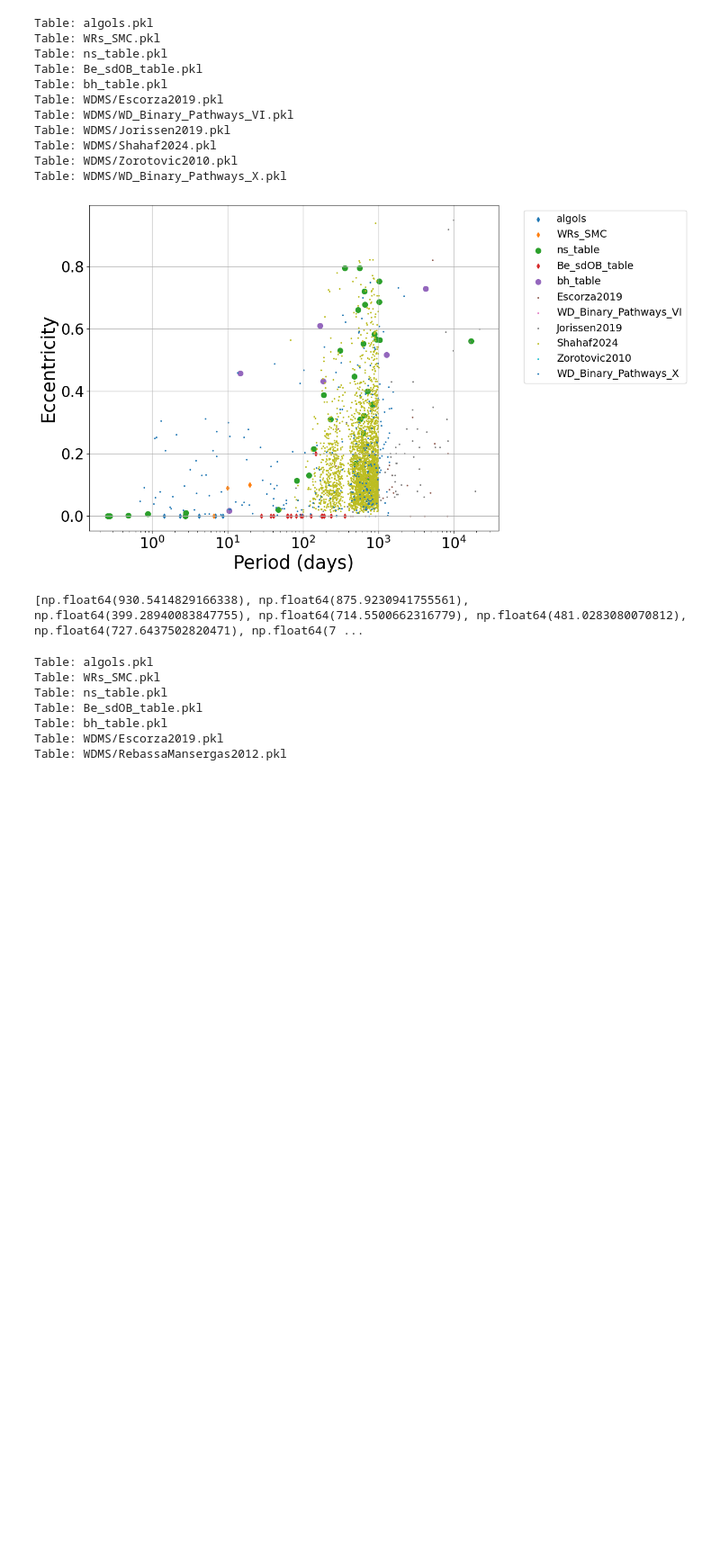
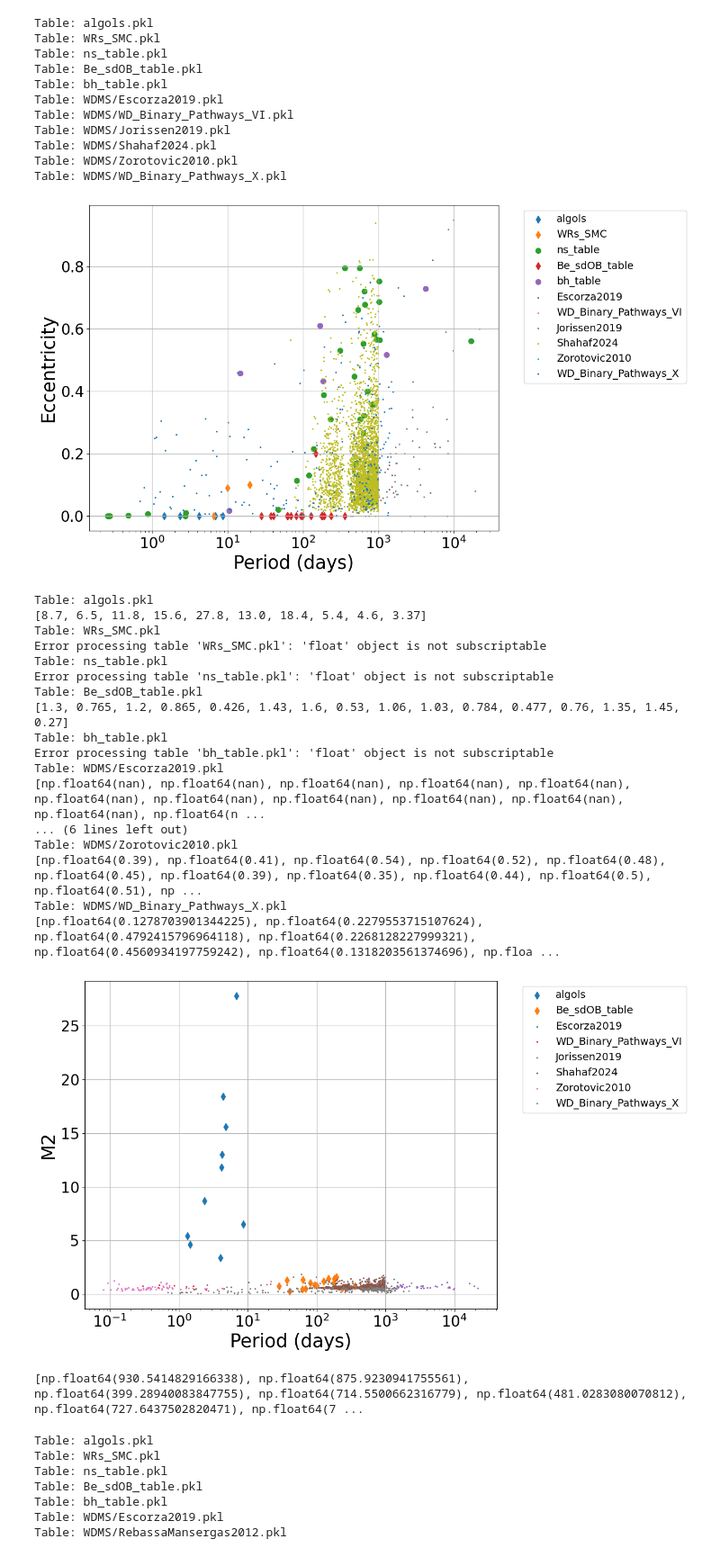
Before and after one commit to LiekeVanSon/post_mt_catalog, a Jupyter notebook: code/Combine_Data.ipynb, the cells around one changed output. Shown at 90% size. Drawn from its saved outputs; the diff is of its cells as text; code cells hidden in the pictures; blank space fills up the shorter version.

Commit message:
now there is a mass plot

```diff
--- a/code/Combine_Data.ipynb
+++ b/code/Combine_Data.ipynb
@@ -131,7 +105,7 @@ for table_name in list_of_tables:
     elif "bh_" in table_name or "ns_" in table_name:
         markersize, mark = 50, 'o'
     else:
-        markersize, mark = 20 , 'd'
+        markersize, mark = 50 , 'd'
     try:
         print(f"Table: {table_name}")
 
@@ -170,6 +144,68 @@ Table: WDMS/Shahaf2024.pkl
 Table: WDMS/Zorotovic2010.pkl
 Table: WDMS/WD_Binary_Pathways_X.pkl
 [figure]
+# %%
+
+fig, ax = plt.subplots(figsize=(10, 8))
+
+# Plot Period vs Eccentricity for every table
+for table_name in list_of_tables:
+
+    mark = '.'
+
+    if table_name == 'WDMS/RebassaMansergas2012.pkl':
+        continue
+
+    if "WDMS/" in table_name:
+        markersize, mark = 2, '*'
+    elif "bh_" in table_name or "ns_" in table_name:
+        markersize, mark = 50, 'o'
+    else:
+        markersize, mark = 50 , 'd'
+    try:
+        print(f"Table: {table_name}")
+
+        # Extract mid-values [err-, value, err+]
+        P = [row[1] for row in loaded_tables[table_name]['Period'] ]# if isinstance(row, (list, tuple)) and len(row) > 1]
+        M2 = [row[1] for row in loaded_tables[table_name]['M2']]
+
+        legend_label = table_name[:-4].replace('WDMS/', '')  # Clean name
+        plt.scatter(P, M2, marker=mark, s=markersize, label=legend_label)
+
+    except Exception as err:
+        print(f"Error processing table '{table_name}': {err}")
+        continue
+
+plt.xscale('log')
+# Final plot settings
+plt.xlabel('Period (days)', fontsize=25)
+plt.ylabel('M2', fontsize=25)
+# set tick parameters
+plt.tick_params(axis='both', which='major', labelsize=20)
+plt.legend(loc='upper left', fontsize=14, bbox_to_anchor=(1.05, 1.0))
+plt.grid(True)
+
+plt.savefig('../plots/Period_vs_M2.png', bbox_inches='tight')
+plt.show()
+# %% [output]
+Table: algols.pkl
+[8.7, 6.5, 11.8, 15.6, 27.8, 13.0, 18.4, 5.4, 4.6, 3.37]
+Table: WRs_SMC.pkl
+Error processing table 'WRs_SMC.pkl': 'float' object is not subscriptable
+Table: ns_table.pkl
+Error processing table 'ns_table.pkl': 'float' object is not subscriptable
+Table: Be_sdOB_table.pkl
+[1.3, 0.765, 1.2, 0.865, 0.426, 1.43, 1.6, 0.53, 1.06, 1.03, 0.784, 0.477, 0.76, 1.35, 1.45, 0.27]
+Table: bh_table.pkl
+Error processing table 'bh_table.pkl': 'float' object is not subscriptable
+Table: WDMS/Escorza2019.pkl
+[np.float64(nan), np.float64(nan), np.float64(nan), np.float64(nan), np.float64(nan), np.float64(nan), np.float64(nan), np.float64(nan), np.float64(nan), np.float64(nan), np.float64(nan), np.float64(n ...
+... (6 lines left out)
+Table: WDMS/Zorotovic2010.pkl
+[np.float64(0.39), np.float64(0.41), np.float64(0.54), np.float64(0.52), np.float64(0.48), np.float64(0.45), np.float64(0.39), np.float64(0.35), np.float64(0.44), np.float64(0.5), np.float64(0.51), np ...
+Table: WDMS/WD_Binary_Pathways_X.pkl
+[np.float64(0.1278703901344225), np.float64(0.2279553715107624), np.float64(0.4792415796964118), np.float64(0.2268128227999321), np.float64(0.4560934197759242), np.float64(0.1318203561374696), np.floa ...
+[figure, added]
 # %%
 P = [row[1] for row in loaded_tables['WDMS/Shahaf2024.pkl']['Period']]
 print(P)
```
Also changed, not shown: parts of 1 cell of this notebook, 2 other files.
